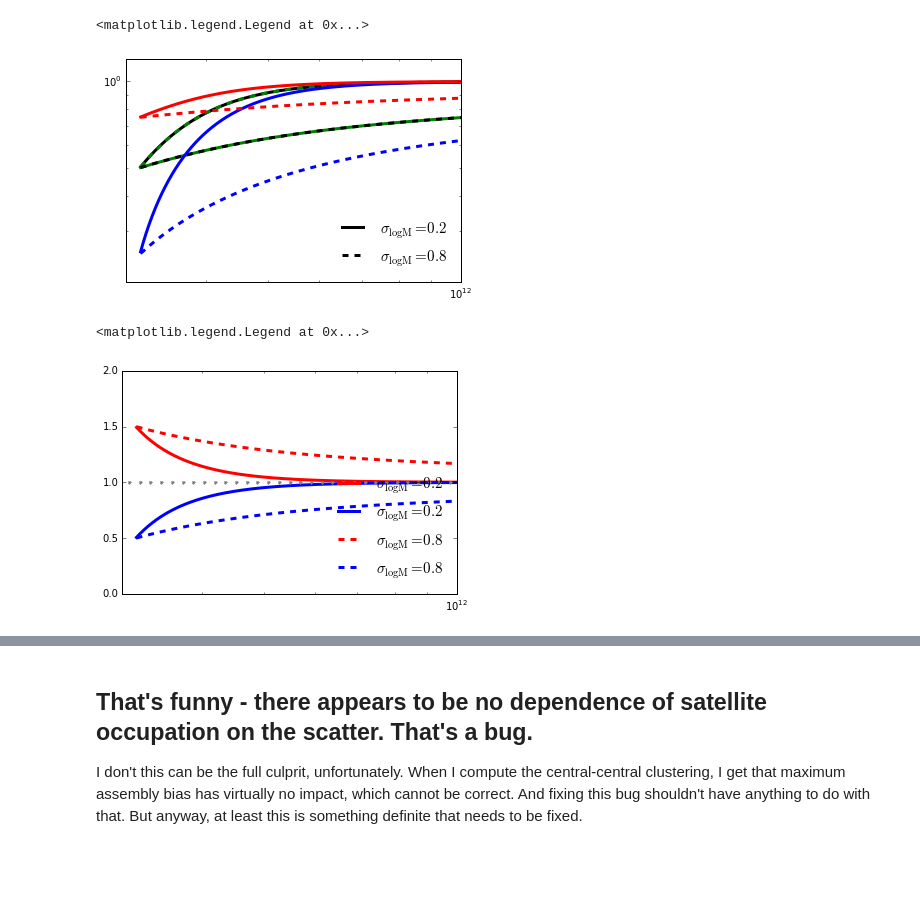
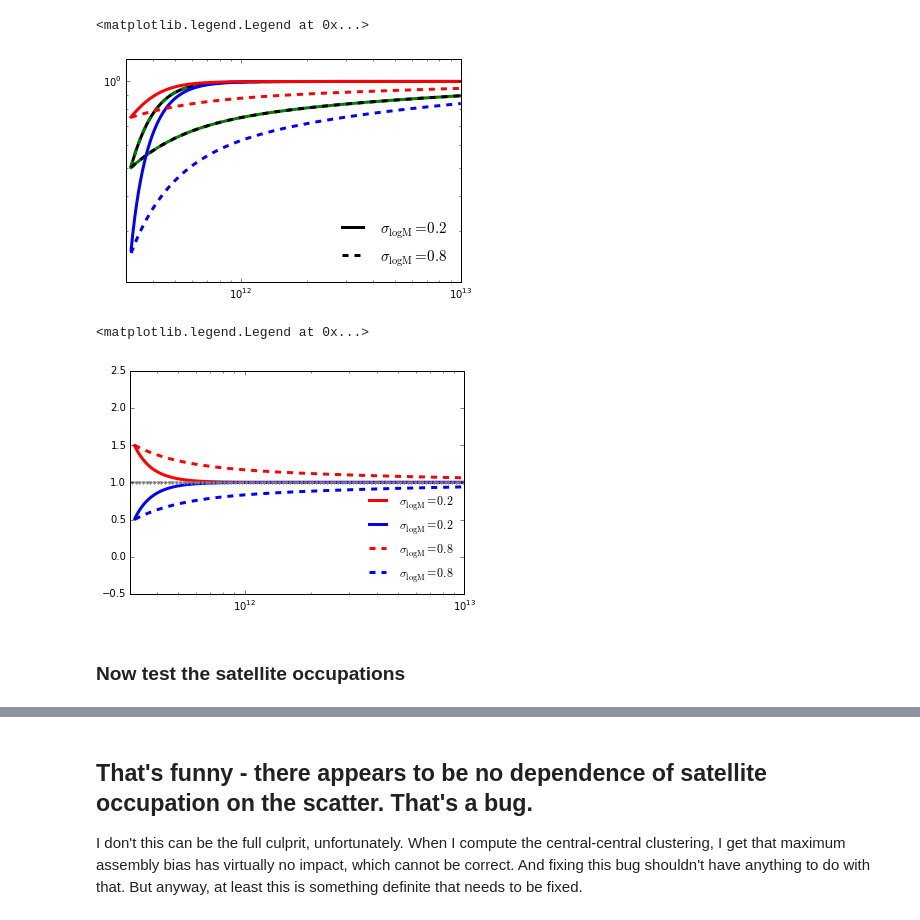
Before and after one commit to astropy/halotools, a Jupyter notebook: test_meanocc_scatter.ipynb, the cells around one changed output, grey strips where cells are left out. Cells and saved outputs as stored; diff of their text form; code cells hidden in the pictures; blank space fills up the shorter version.

Commit message:
Confirmed bug in scatter propagation to assembly bias satellites

```diff
--- a/test_meanocc_scatter.ipynb
+++ b/test_meanocc_scatter.ipynb
@@ -7,7 +7,7 @@ from halotools.utils.array_utils import randomly_downsample_data
 from matplotlib import lines as mlines
 
 Npts = 1e4
-mass = np.logspace(11.5, 13, Npts)
+mass = np.logspace(11.5, 14, Npts)
 conc = np.random.random(Npts)
 d = {'halo_mvir': mass, 'halo_nfw_conc': conc}
 halo_table = Table(d)
@@ -53,24 +49,24 @@ highz_ncen_assembias80 = assembias_model80.mean_occupation_centrals(halo_table=h
 # %%
 plt.plot(lowz_halos['halo_mvir'], lowz_ncen_baseline20, '-', color='k', linewidth=3,
          label = r'$\sigma_{\rm logM} = 0.2$')
 plt.plot(highz_halos['halo_mvir'], highz_ncen_baseline20, '--', color='green', linewidth=3)
 plt.plot(highz_halos['halo_mvir'], highz_ncen_baseline80, '-', color='green', linewidth=3)
 plt.plot(lowz_halos['halo_mvir'], lowz_ncen_baseline80, '--', color='k', linewidth=3,
          label = r'$\sigma_{\rm logM} = 0.8$')
 
 plt.plot(lowz_halos['halo_mvir'], lowz_ncen_assembias20, '-', color='b', linewidth=3)
 plt.plot(lowz_halos['halo_mvir'], lowz_ncen_assembias80, '--', color='b', linewidth=3)
 
 plt.plot(highz_halos['halo_mvir'], highz_ncen_assembias20, '-', color='r', linewidth=3)
 plt.plot(highz_halos['halo_mvir'], highz_ncen_assembias80, '--', color='r', linewidth=3)
 
 plt.loglog()
 plt.ylim(ymin = 0.2, ymax=1.2)
-plt.xlim(xmin=3e11, xmax=1e12)
+plt.xlim(xmin=3e11, xmax=1e13)
 plt.legend(frameon=False, fontsize=15, loc=4)
 # %% [output]
 <matplotlib.legend.Legend at 0x...>
-[figure, old version]
+[figure, new version]
 # %%
 highz_ratio_20 = highz_ncen_assembias20/highz_ncen_baseline20
 lowz_ratio_20 = lowz_ncen_assembias20/lowz_ncen_baseline20
@@ -88,14 +84,16 @@ plt.plot(lowz_halos['halo_mvir'], lowz_ratio_80, '--', color='b', linewidth=3,
          label = r'$\sigma_{\rm logM} = 0.8$')
 
 plt.xscale('log')
-plt.ylim(ymin = 0, ymax=2)
-plt.xlim(xmin=3e11, xmax=1e12)
+plt.ylim(ymin = -0.5, ymax=2.5)
+plt.xlim(xmin=3e11, xmax=1e13)
 
 plt.plot(np.logspace(10, 15, 300), np.ones(300), '.', color='gray')
-plt.legend(frameon=False, loc=4, fontsize=15)
+plt.legend(frameon=False, loc=4, fontsize=12)
 # %% [output]
 <matplotlib.legend.Legend at 0x...>
-[figure, old version]
+[figure, new version]
+# %% [markdown]
+### Now test the satellite occupations
 # %%
 lowz_nsat_baseline20 = baseline_model20.mean_occupation_satellites(halo_table=lowz_halos)
 highz_nsat_baseline20 = baseline_model20.mean_occupation_satellites(halo_table=highz_halos)
```
Also changed, not shown: parts of 5 cells of this notebook.
